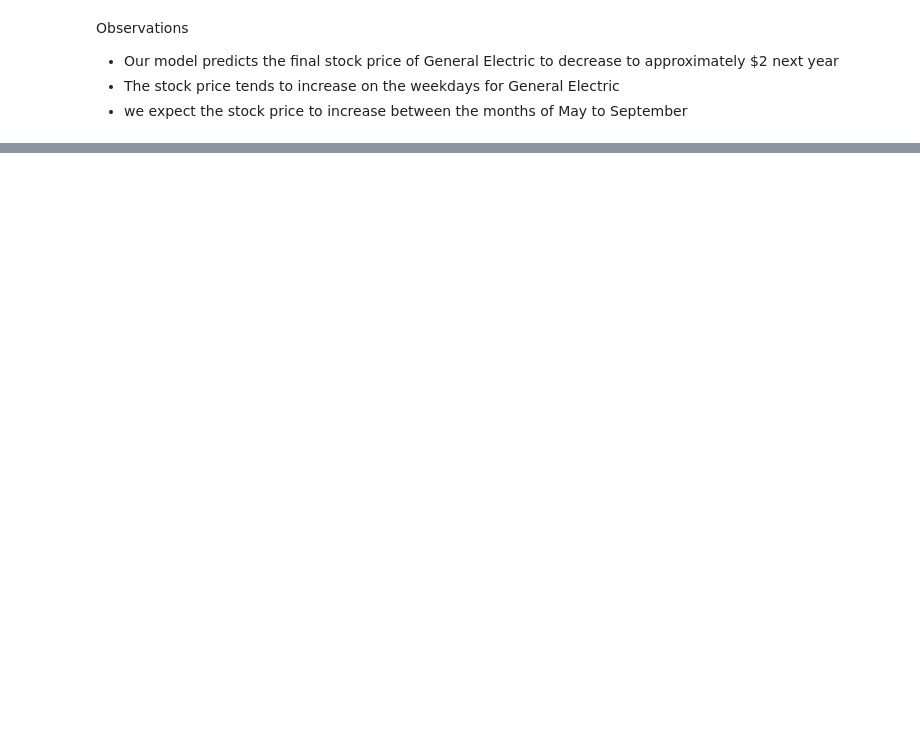
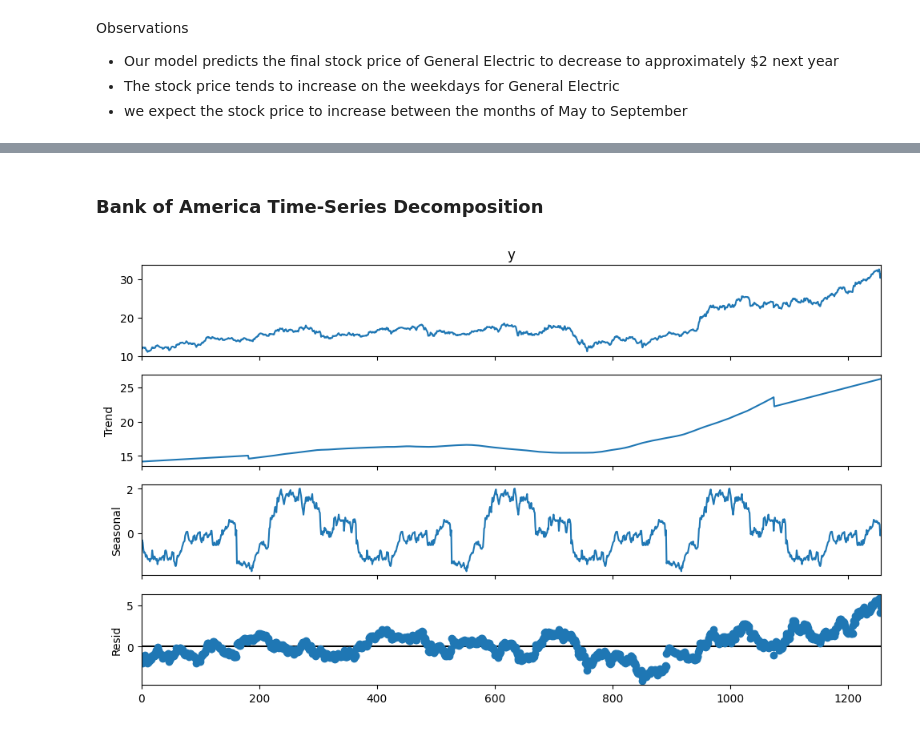
Before and after one commit to Vondent/stock-price-analysis, a Jupyter notebook: stock-price-analysis.ipynb, the cells around one changed output, grey strips where cells are left out. Saved outputs shown, nothing was run; the diff lists cells and outputs as text; code cells hidden in the pictures; blank space fills up the shorter version.

```diff
--- a/stock-price-analysis.ipynb
+++ b/stock-price-analysis.ipynb
@@ -1508,0 +1578,7 @@ Observations
+# %% [markdown]
+### Bank of America Time-Series Decomposition
+# %%
+#Finding components for apple stock price, trend, seasonal trend, and residuals analyzed
+bac_tr, bac_se, bac_re = decomposition(bac_ph_dat, 365)
+# %% [output]
+[figure, added]
```
Also changed, not shown: parts of 30 cells of this notebook.
